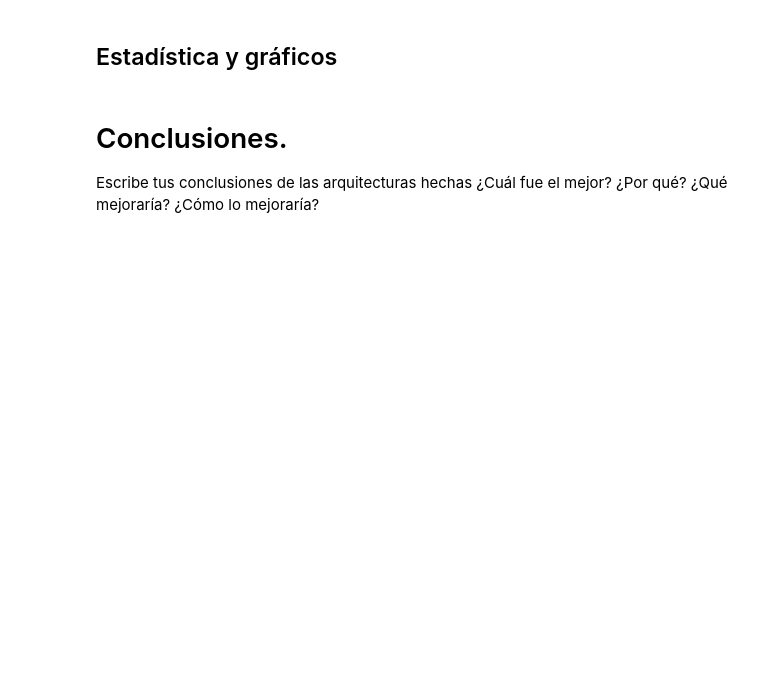
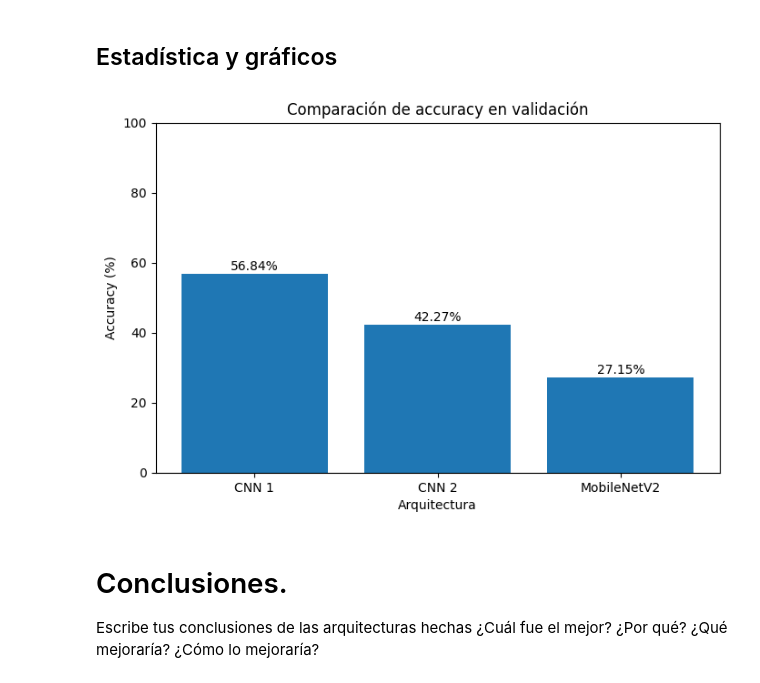
Before and after one commit to adamgrivera/Arquitecturas_cnn, a Jupyter notebook: Arquitecturas_cnn.ipynb, the cells around one changed output. Drawn from its saved outputs; the diff is of its cells as text; code cells hidden in the pictures; blank space fills up the shorter version.

Commit message:
Se crearon y entrenaron modelos y se concluyeron actividades

```diff
--- a/Arquitecturas_cnn.ipynb
+++ b/Arquitecturas_cnn.ipynb
@@ -56,3 +322,24 @@ Tamaño de y_test: (10000, 1)
+# %%
+import matplotlib.pyplot as plt
+
+modelos = ["CNN 1", "CNN 2", "MobileNetV2"]
+accuracy = [56.84, 42.27, 27.15]
+
+plt.figure(figsize=(8, 5))
+
+plt.bar(modelos, accuracy)
+
+plt.title("Comparación de accuracy en validación")
+plt.xlabel("Arquitectura")
+plt.ylabel("Accuracy (%)")
+plt.ylim(0, 100)
+
+for i, valor in enumerate(accuracy):
+    plt.text(i, valor + 1, f"{valor:.2f}%", ha="center")
+
+plt.show()
+# %% [output]
+[figure, added]
 # %% [markdown]
 # Conclusiones.
 
```
Also changed, not shown: parts of 28 cells of this notebook.
